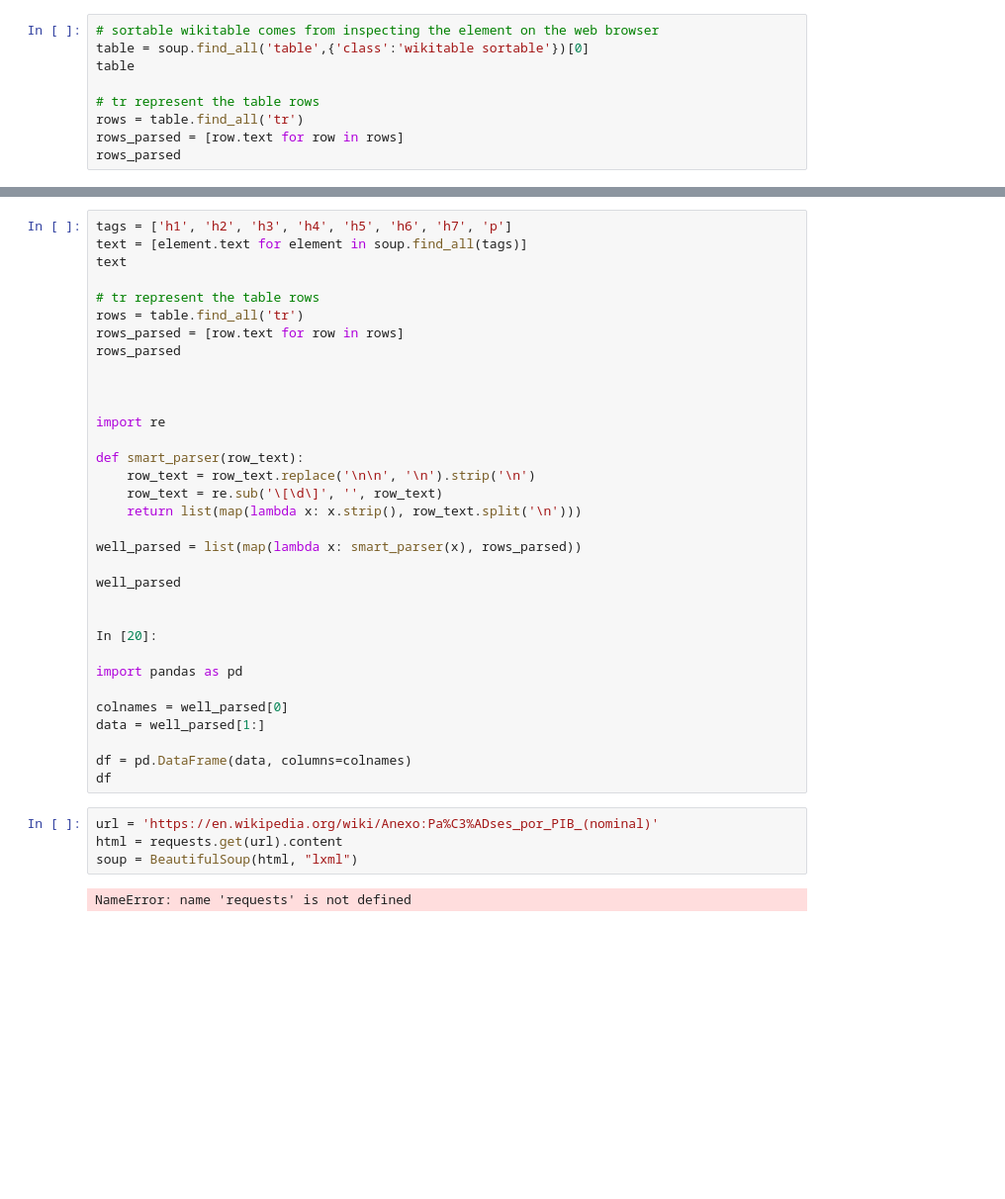
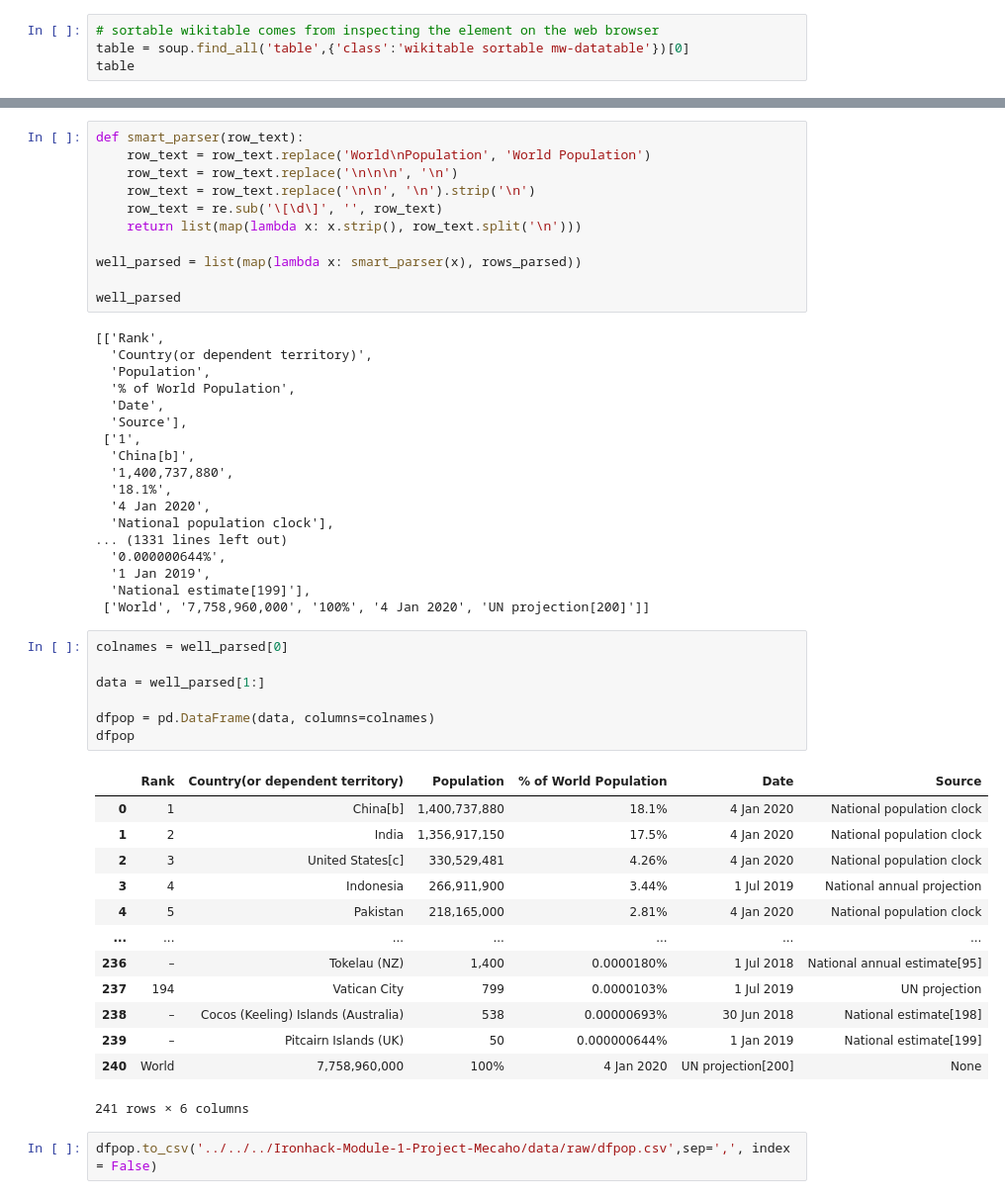
Before and after one commit to COABRIL/Ironhack-Module-1-Project-Mecaho, a Jupyter notebook: notebooks/Adquisition/02 Adquisition WebScap.ipynb, the cells around one changed output, grey strips where cells are left out. Shown at 99% size. Saved outputs shown, nothing was run; the diff lists cells and outputs as text; blank space fills up the shorter version.

```diff
--- a/notebooks/Web Scrapping.ipynb
+++ b/notebooks/Adquisition/02 Adquisition WebScap.ipynb
@@ -41,11 +41,6 @@ soup
 <li id="cite_note-183"><span class="mw-cite-backlink"><b><a href="#cite_ref-183">^</a></b></span> <span class="reference-text"><cite class="citation web"><a class="external text" href="http://www.isee ...
 # %%
 # sortable wikitable comes from inspecting the element on the web browser
-table = soup.find_all('table',{'class':'wikitable sortable'})[0]
+table = soup.find_all('table',{'class':'wikitable sortable mw-datatable'})[0]
 table
-
-# tr represent the table rows
-rows = table.find_all('tr')
-rows_parsed = [row.text for row in rows]
-rows_parsed
 # %% [output]
@@ -53,18 +109,7 @@ IndexError: list index out of range
 # %%
-tags = ['h1', 'h2', 'h3', 'h4', 'h5', 'h6', 'h7', 'p']
-text = [element.text for element in soup.find_all(tags)]
-text
-
-# tr represent the table rows
-rows = table.find_all('tr')
-rows_parsed = [row.text for row in rows]
-rows_parsed
-
-
-
-import re
-
 def smart_parser(row_text):
+    row_text = row_text.replace('World\nPopulation', 'World Population')
+    row_text = row_text.replace('\n\n\n', '\n')
     row_text = row_text.replace('\n\n', '\n').strip('\n')
     row_text = re.sub('\[\d\]', '', row_text)
     return list(map(lambda x: x.strip(), row_text.split('\n')))
@@ -72,20 +117,44 @@ def smart_parser(row_text):
 well_parsed = list(map(lambda x: smart_parser(x), rows_parsed))
 
 well_parsed
-
-
-In [20]:
-
-import pandas as pd
-
-colnames = well_parsed[0]
-data = well_parsed[1:]
-
-df = pd.DataFrame(data, columns=colnames)
-df
+# %% [output]
+[['Rank',
+  'Country(or dependent territory)',
+  'Population',
+  '% of World Population',
+  'Date',
+  'Source'],
+ ['1',
+  'China[b]',
+  '1,400,737,880',
+  '18.1%',
+  '4 Jan 2020',
+  'National population clock'],
+... (1331 lines left out)
+  '0.000000644%',
+  '1 Jan 2019',
+  'National estimate[199]'],
+ ['World', '7,758,960,000', '100%', '4 Jan 2020', 'UN projection[200]']]
-# %%
-url = 'https://en.wikipedia.org/wiki/Anexo:Pa%C3%ADses_por_PIB_(nominal)'
-html = requests.get(url).content
-soup = BeautifulSoup(html, "lxml")
-# %% [output]
-NameError: name 'requests' is not defined
+# %%
+colnames = well_parsed[0]
+
+data = well_parsed[1:]
+
+dfpop = pd.DataFrame(data, columns=colnames)
+dfpop
+# %% [output]
+|  | Rank | Country(or dependent territory) | Population | % of World Population | Date | Source |
+| 0 | 1 | China[b] | 1,400,737,880 | 18.1% | 4 Jan 2020 | National population clock |
+| 1 | 2 | India | 1,356,917,150 | 17.5% | 4 Jan 2020 | National population clock |
+| 2 | 3 | United States[c] | 330,529,481 | 4.26% | 4 Jan 2020 | National population clock |
+| 3 | 4 | Indonesia | 266,911,900 | 3.44% | 1 Jul 2019 | National annual projection |
+| 4 | 5 | Pakistan | 218,165,000 | 2.81% | 4 Jan 2020 | National population clock |
+| ... | ... | ... | ... | ... | ... | ... |
+| 236 | – | Tokelau (NZ) | 1,400 | 0.0000180% | 1 Jul 2018 | National annual estimate[95] |
+| 237 | 194 | Vatican City | 799 | 0.0000103% | 1 Jul 2019 | UN projection |
+| 238 | – | Cocos (Keeling) Islands (Australia) | 538 | 0.00000693% | 30 Jun 2018 | National estimate[198] |
+| 239 | – | Pitcairn Islands (UK) | 50 | 0.000000644% | 1 Jan 2019 | National estimate[199] |
+| 240 | World | 7,758,960,000 | 100% | 4 Jan 2020 | UN projection[200] | None |
+241 rows × 6 columns
+# %%
+dfpop.to_csv('../../../Ironhack-Module-1-Project-Mecaho/data/raw/dfpop.csv',sep=',', index = False)
```
Also changed, not shown: parts of 4 cells of this notebook, 6 other files.
